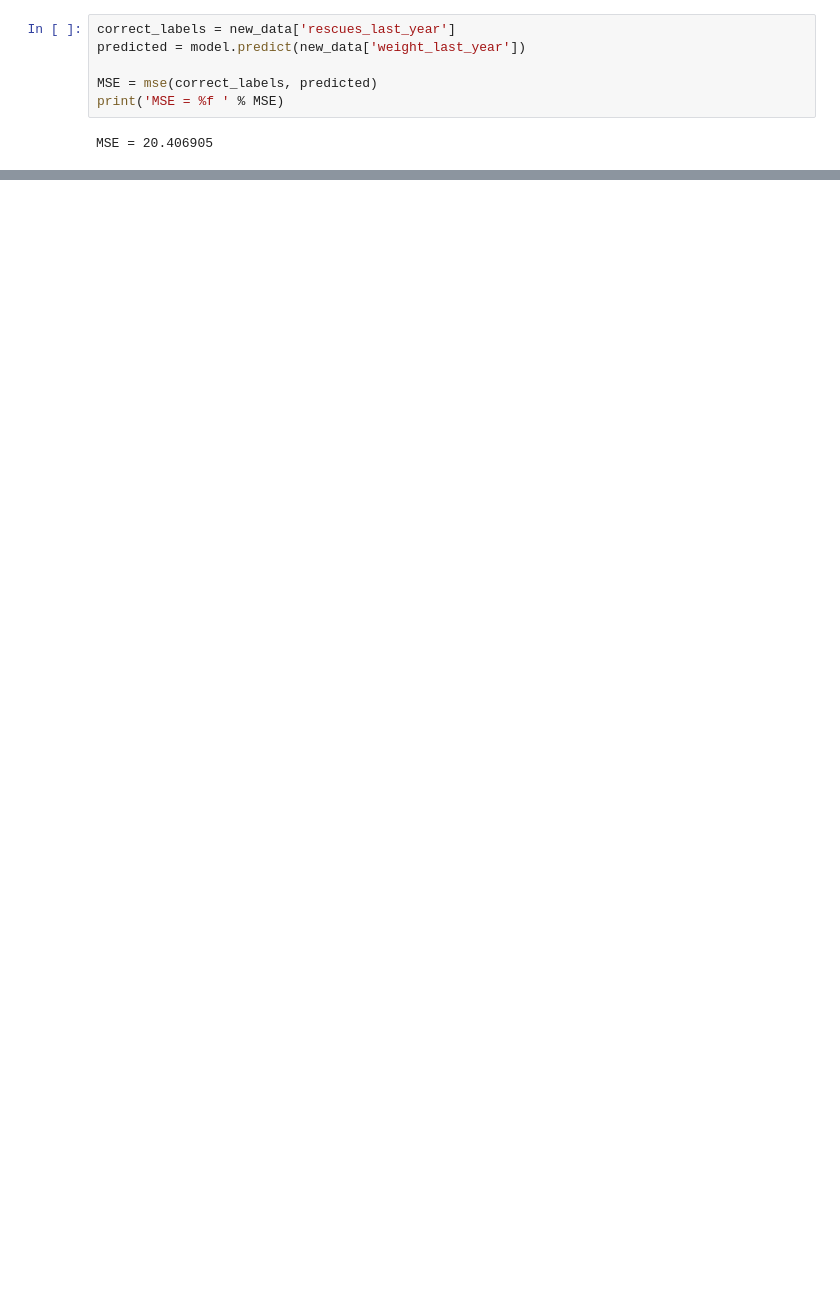
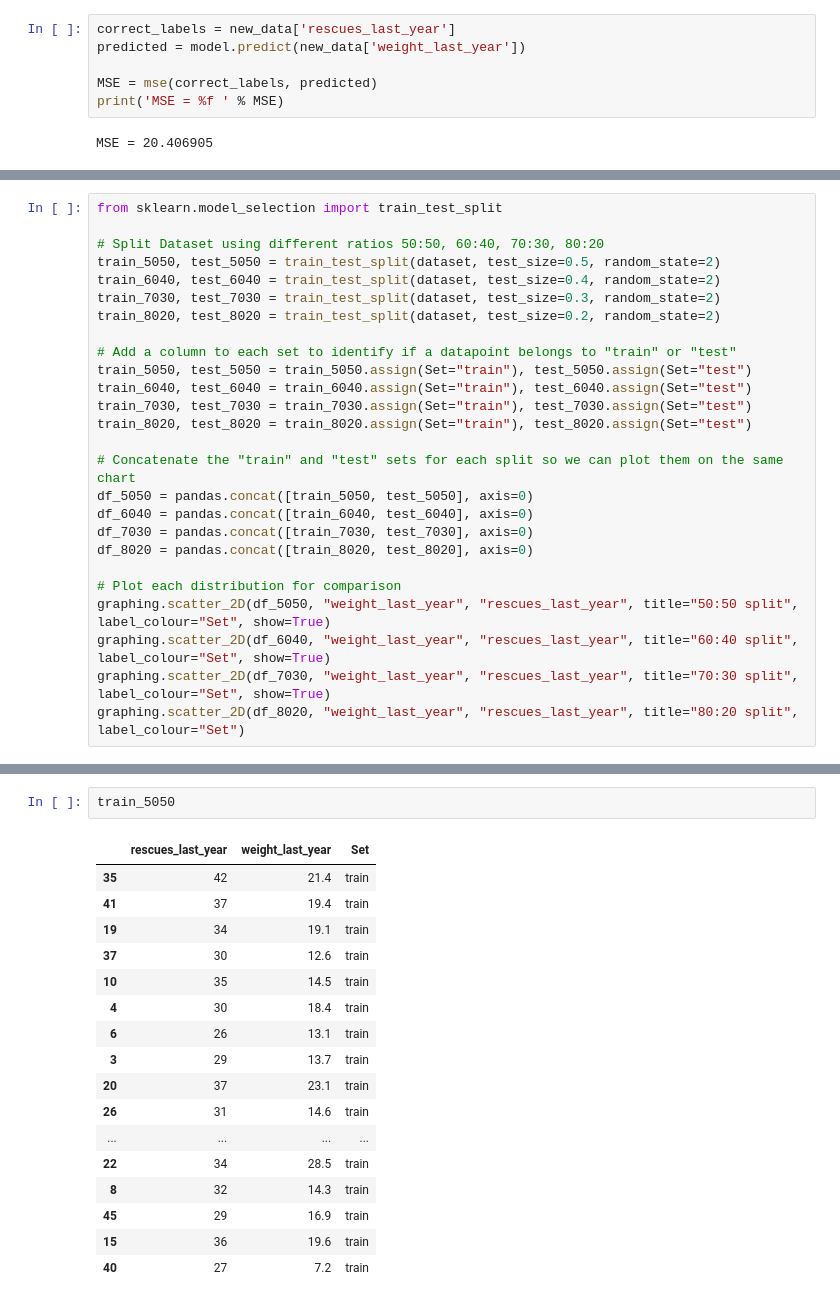
Before and after one commit to sunnylistax25/RefinenTestMachineLearningModels, a Jupyter notebook: RefineAndTestMachineLearningModels.ipynb, the cells around one changed output, grey strips where cells are left out. Cells and saved outputs as stored; diff of their text form; blank space fills up the shorter version.

Commit message:
Sample test and train complete

```diff
--- a/RefineAndTestMachineLearningModels.ipynb
+++ b/RefineAndTestMachineLearningModels.ipynb
@@ -341,3 +341,29 @@ graphing.scatter_2D(dataset, 'rescues_last_year', 'weight_last_year')
 # %% [output]
 No. observations: 50
 [interactive output not drawn]
+# %%
+from sklearn.model_selection import train_test_split
+
+# Split Dataset using different ratios 50:50, 60:40, 70:30, 80:20
+train_5050, test_5050 = train_test_split(dataset, test_size=0.5, random_state=2)
+train_6040, test_6040 = train_test_split(dataset, test_size=0.4, random_state=2)
+train_7030, test_7030 = train_test_split(dataset, test_size=0.3, random_state=2)
+train_8020, test_8020 = train_test_split(dataset, test_size=0.2, random_state=2)
+
+# Add a column to each set to identify if a datapoint belongs to "train" or "test"
+train_5050, test_5050 = train_5050.assign(Set="train"), test_5050.assign(Set="test")
+train_6040, test_6040 = train_6040.assign(Set="train"), test_6040.assign(Set="test")
+train_7030, test_7030 = train_7030.assign(Set="train"), test_7030.assign(Set="test")
+train_8020, test_8020 = train_8020.assign(Set="train"), test_8020.assign(Set="test")
+
+# Concatenate the "train" and "test" sets for each split so we can plot them on the same chart
+df_5050 = pandas.concat([train_5050, test_5050], axis=0)
+df_6040 = pandas.concat([train_6040, test_6040], axis=0)
+df_7030 = pandas.concat([train_7030, test_7030], axis=0)
+df_8020 = pandas.concat([train_8020, test_8020], axis=0)
+
+# Plot each distribution for comparison
+graphing.scatter_2D(df_5050, "weight_last_year", "rescues_last_year", title="50:50 split", label_colour="Set", show=True)
+graphing.scatter_2D(df_6040, "weight_last_year", "rescues_last_year", title="60:40 split", label_colour="Set", show=True)
+graphing.scatter_2D(df_7030, "weight_last_year", "rescues_last_year", title="70:30 split", label_colour="Set", show=True)
+graphing.scatter_2D(df_8020, "weight_last_year", "rescues_last_year", title="80:20 split", label_colour="Set")
@@ -343,0 +384,20 @@ No. observations: 50
+# %%
+train_5050
+# %% [output]
+|  | rescues_last_year | weight_last_year | Set |
+| 35 | 42 | 21.4 | train |
+| 41 | 37 | 19.4 | train |
+| 19 | 34 | 19.1 | train |
+| 37 | 30 | 12.6 | train |
+| 10 | 35 | 14.5 | train |
+| 4 | 30 | 18.4 | train |
+| 6 | 26 | 13.1 | train |
+| 3 | 29 | 13.7 | train |
+| 20 | 37 | 23.1 | train |
+| 26 | 31 | 14.6 | train |
+| ... | ... | ... | ... |
+| 22 | 34 | 28.5 | train |
+| 8 | 32 | 14.3 | train |
+| 45 | 29 | 16.9 | train |
+| 15 | 36 | 19.6 | train |
+| 40 | 27 | 7.2 | train |
```
Also changed, not shown: parts of 9 cells of this notebook.
